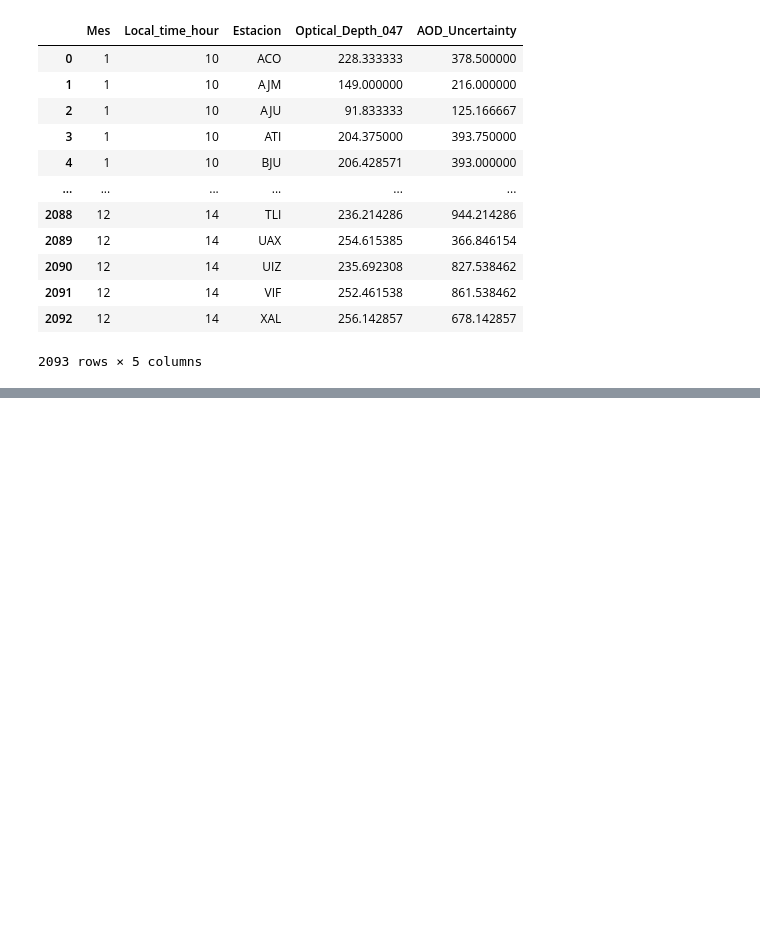
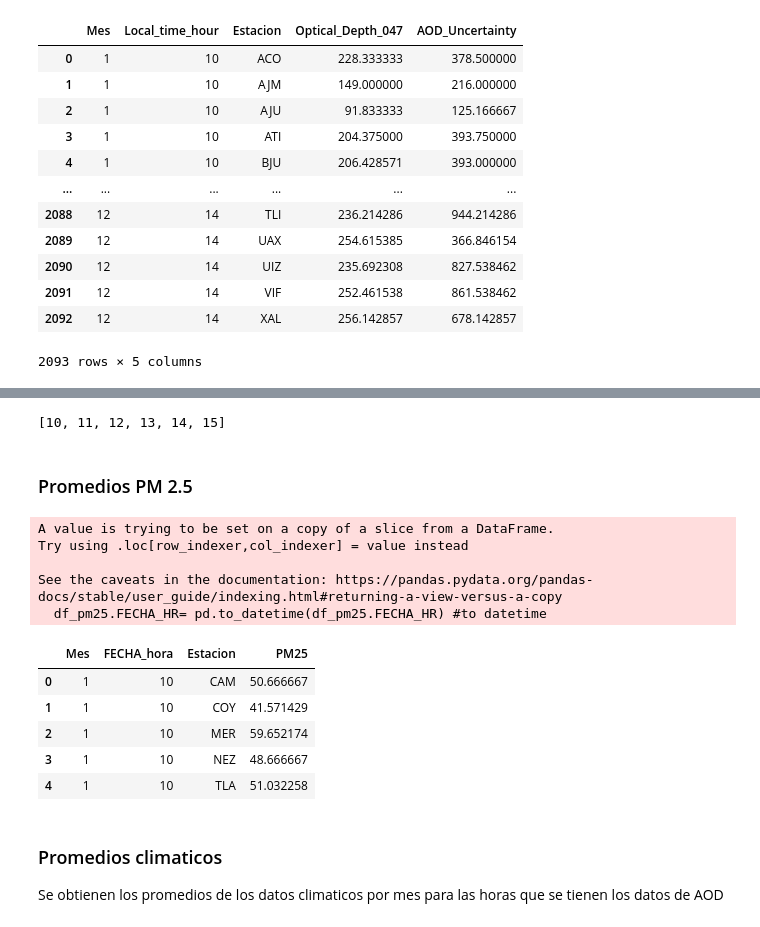
Before and after one commit to msalazarcgeo/contaminantes_satelites, a Jupyter notebook: notebooks/aver_data.ipynb, the cells around one changed output, grey strips where cells are left out. Drawn from its saved outputs; the diff is of its cells as text; code cells hidden in the pictures; blank space fills up the shorter version.

Commit message:
2017 data

```diff
--- a/notebooks/aver_data.ipynb
+++ b/notebooks/aver_data.ipynb
@@ -638,0 +575,6 @@ def group_temperatura(df_tempera,
+# %%
+list(AOD_2017.Local_time_hour.unique())
+# %% [output]
+[10, 11, 12, 13, 14, 15]
+# %% [markdown]
+### Promedios PM 2.5
@@ -639,3 +583,59 @@ def group_temperatura(df_tempera,
+# %%
+def ETL_PM25(df_pm25_ori:pd.DataFrame,
+             initial_interval:str = '2018-01-01',
+             end_interval = '2019-01-01',
+             horas= [13, 12, 14, 15],
+            ):
+    """
+    Cargar PM25 y agruparlo para obtener
+    los promedios mensuales
+
+    """
+    df_pm25 =df_pm25_ori
+    zona_metropoli = 'ZMVM'
+    df_pm25= df_pm25[df_pm25['VALOR'].isna() ==False] #drop NaN values
+    df_pm25.FECHA_HR= pd.to_datetime(df_pm25.FECHA_HR) #to datetime
+    df_pm25_interval=  df_pm25[(df_pm25.FECHA_HR >= pd.to_datetime(initial_interval)) &
+                                 (df_pm25.FECHA_HR < pd.to_datetime(end_interval))
+                                ] ### get interval
+    df_pm25_interval= df_pm25_interval[df_pm25_interval['CVE_EST'].apply(lambda l: zona_metropoli in l)]
+    df_pm25_interval['Estacion']   = df_pm25_interval['CVE_EST'].apply(lambda l: l.split('_')[0])
+    df_pm25_interval['FECHA_date'] = df_pm25_interval['FECHA_HR'].apply(lambda l: l.date())
+    df_pm25_interval['FECHA_hora'] = df_pm25_interval['FECHA_HR'].apply(lambda l: l.hour)
+    df_pm25_interval['Mes']=df_pm25_interval['FECHA_date'].apply(lambda l: l.month)
+
+
+    ###### ya con los datos vamos a eliminalos que no nos interesan
+    df_pm25_interval.drop(columns=['Unnamed: 0'], inplace =True, axis=1)
+    ##### Los que se encuantran fuera del rango
+    df_pm25_interval = df_pm25_interval[df_pm25_interval['FECHA_hora'].apply(lambda l: l in horas)]
+    ####Vamos a agruparlos y tomar el promedio del pm 2.5
+    df_pm25_grouped=  df_pm25_interval.groupby( ['Mes','FECHA_hora', 'Estacion']).mean()
+    df_pm25_grouped= df_pm25_grouped.reset_index()
+    df_pm25_grouped.rename(columns={'VALOR':'PM25'}, inplace= True)
+    return df_pm25_grouped
+# %%
+df_pm25_2017= ETL_PM25(PM25_dat,
+                       initial_interval= '2017-01-01',
+                       end_interval='2018-01-01',
+                       horas = list(AOD_2017.Local_time_hour.unique())
+                      )
+df_pm25_2017.head()
+# %% [output]
+A value is trying to be set on a copy of a slice from a DataFrame.
+Try using .loc[row_indexer,col_indexer] = value instead
+
+See the caveats in the documentation: https://pandas.pydata.org/pandas-docs/stable/user_guide/indexing.html#returning-a-view-versus-a-copy
+  df_pm25.FECHA_HR= pd.to_datetime(df_pm25.FECHA_HR) #to datetime
+|  | Mes | FECHA_hora | Estacion | PM25 |
+| 0 | 1 | 10 | CAM | 50.666667 |
+| 1 | 1 | 10 | COY | 41.571429 |
+| 2 | 1 | 10 | MER | 59.652174 |
+| 3 | 1 | 10 | NEZ | 48.666667 |
+| 4 | 1 | 10 | TLA | 51.032258 |
+# %% [markdown]
+### Promedios climaticos
+Se obtienen los promedios de los datos climaticos por mes para las horas que se tienen los datos de AOD
 # %%
 temp_2017_o= pd.read_csv('../data_s/red_est_ERA5_LAND_HOURLY_2017.csv')
 temp_2017_o.head()
```
Also changed, not shown: parts of 32 cells of this notebook.
